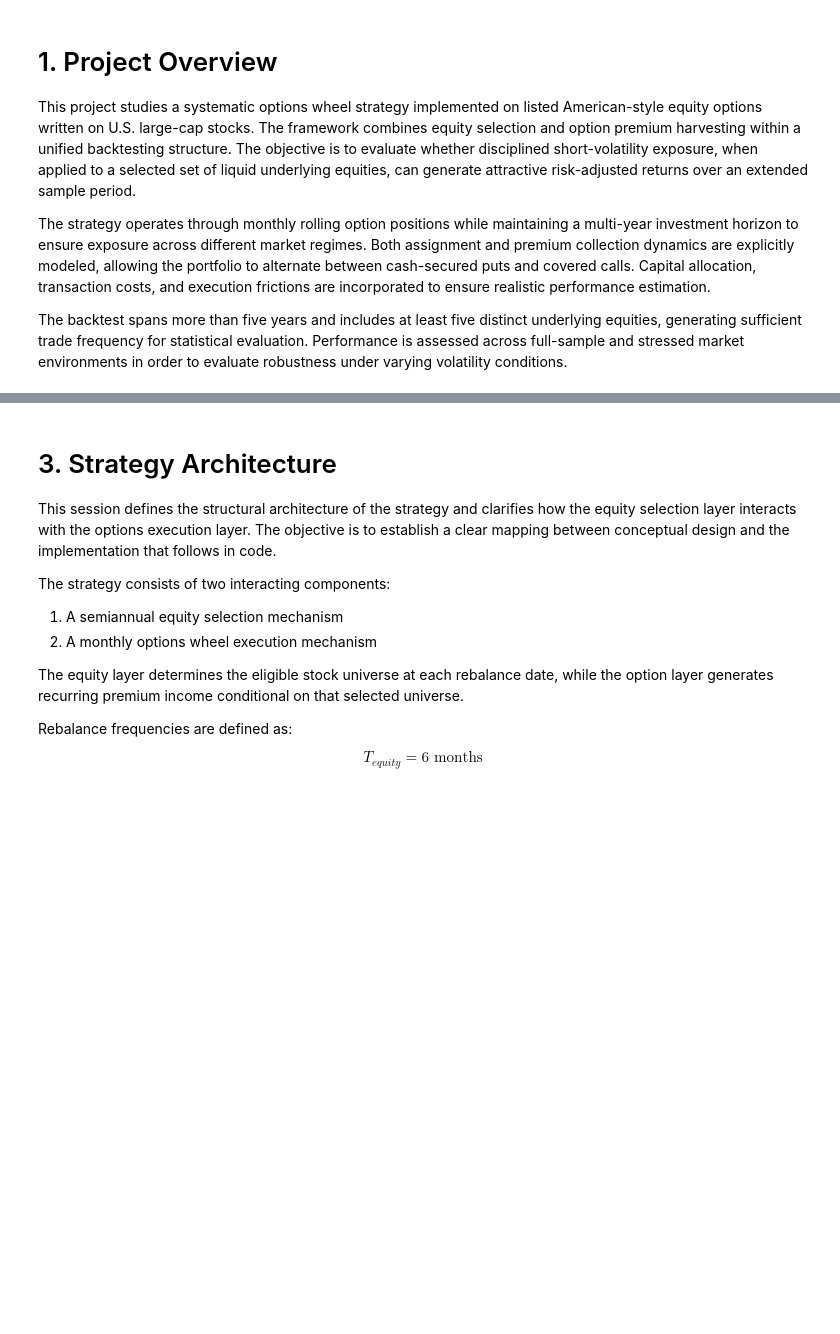
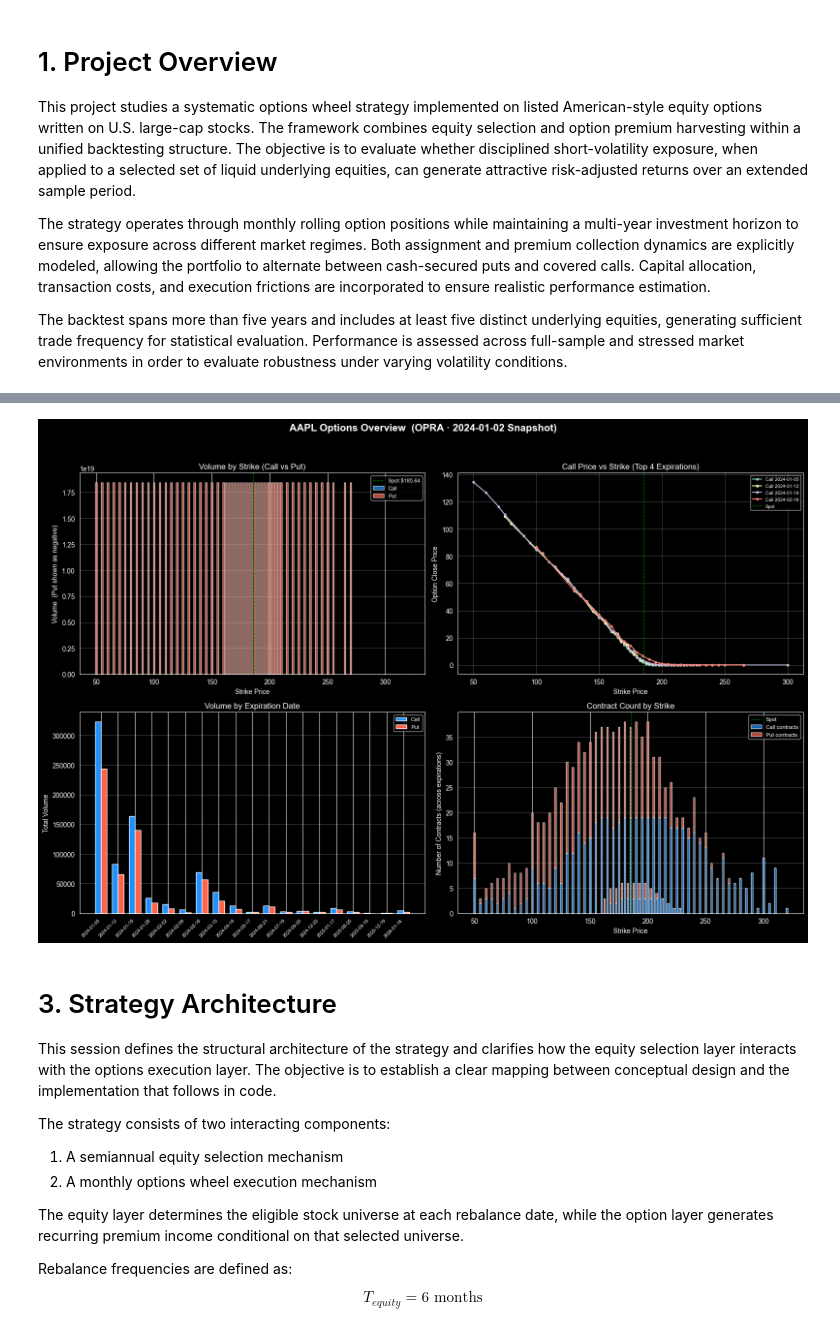
Before and after one commit to lhyxy1109/FINM31500_project, a Jupyter notebook: Project_Draft.ipynb, the cells around one changed output, grey strips where cells are left out. Cells and saved outputs as stored; diff of their text form; code cells hidden in the pictures; blank space fills up the shorter version.

```diff
--- a/Project_Draft.ipynb
+++ b/Project_Draft.ipynb
@@ -86,0 +194,17 @@ This step ensures that the dataset contains sufficient liquidity, consistent mat
+# %%
+df2_agg = df2.groupby("instrument_id").agg(
+    {
+        "open": "first",
+        "high": "max",
+        "low": "min",
+        "close": "last",
+        "volume": "sum",
+    }
+).reset_index()
+# %%
+merged = df2_agg.reset_index().merge(df, on="instrument_id", how="left")
+# %%
+merged.sort_values(by=["expiration","instrument_class", "strike_price"], inplace=True)
+# %%
+merged.reset_index(drop=True, inplace=True)
+merged.drop(columns=["index"], inplace=True)
@@ -87,3 +227,80 @@ This step ensures that the dataset contains sufficient liquidity, consistent mat
+# %%
+
+merged["expiration_date"] = merged["expiration"].dt.date
+merged["dte"] = (merged["expiration"] - pd.Timestamp("2024-01-02", tz="UTC")).dt.days
+calls = merged[merged["instrument_class"] == "C"]
+puts  = merged[merged["instrument_class"] == "P"]
+
+fig, axes = plt.subplots(2, 2, figsize=(16, 11))
+fig.suptitle("AAPL Options Overview  (OPRA · 2024-01-02 Snapshot)",
+             fontsize=15, fontweight="bold")
+
+
+ax = axes[0, 0]
+call_vol = calls.groupby("strike_price")["volume"].sum()
+put_vol  = puts.groupby("strike_price")["volume"].sum()
+ax.bar(call_vol.index, call_vol.values, width=1.5, alpha=0.7,
+       color="dodgerblue", label="Call")
+ax.bar(put_vol.index, -put_vol.values, width=1.5, alpha=0.7,
+       color="tomato", label="Put")
+ax.axhline(0, color="black", linewidth=0.5)
+ax.axvline(185.64, color="green", linestyle="--", linewidth=1, label="Spot $185.64")
+ax.set_xlabel("Strike Price")
+ax.set_ylabel("Volume  (Put shown as negative)")
+ax.set_title("Volume by Strike (Call vs Put)")
+ax.legend(fontsize=8)
+ax.grid(axis="y", alpha=0.3)
+
+
+ax = axes[0, 1]
+top_exp = merged.groupby("expiration_date")["volume"].sum().nlargest(4).index
+for exp_date in sorted(top_exp):
+    subset = calls[calls["expiration_date"] == exp_date]
+    if len(subset) > 0:
+        ax.plot(subset["strike_price"], subset["close"], marker="o",
+                markersize=3, label=f"Call {exp_date}")
+ax.axvline(185.64, color="green", linestyle="--", linewidth=1, label="Spot")
+ax.set_xlabel("Strike Price")
+ax.set_ylabel("Option Close Price")
+ax.set_title("Call Price vs Strike (Top 4 Expirations)")
+ax.legend(fontsize=7, loc="upper right")
+ax.grid(alpha=0.3)
+
+
+ax = axes[1, 0]
+vol_by_exp = merged.groupby(["expiration_date", "instrument_class"])["volume"].sum().unstack(fill_value=0)
+x = np.arange(len(vol_by_exp))
+w = 0.35
+if "C" in vol_by_exp.columns:
+    ax.bar(x - w/2, vol_by_exp["C"], width=w, color="dodgerblue", label="Call")
+if "P" in vol_by_exp.columns:
+    ax.bar(x + w/2, vol_by_exp["P"], width=w, color="tomato", label="Put")
+ax.set_xticks(x)
+ax.set_xticklabels([str(d) for d in vol_by_exp.index], rotation=45, ha="right", fontsize=7)
+ax.set_ylabel("Total Volume")
+ax.set_title("Volume by Expiration Date")
+ax.legend(fontsize=8)
+ax.grid(axis="y", alpha=0.3)
+
+
+ax = axes[1, 1]
+count_by_strike = merged.groupby(["strike_price", "instrument_class"]).size().unstack(fill_value=0)
+ax.bar(count_by_strike.index, count_by_strike.get("C", 0),
+       width=1.5, alpha=0.7, color="dodgerblue", label="Call contracts")
+ax.bar(count_by_strike.index, count_by_strike.get("P", 0),
+       width=1.5, alpha=0.7, color="tomato", bottom=count_by_strike.get("C", 0),
+       label="Put contracts")
+ax.axvline(185.64, color="green", linestyle="--", linewidth=1, label="Spot")
+ax.set_xlabel("Strike Price")
+ax.set_ylabel("Number of Contracts (across expirations)")
+ax.set_title("Contract Count by Strike")
+ax.legend(fontsize=8)
+ax.grid(axis="y", alpha=0.3)
+
+plt.tight_layout(rect=[0, 0, 1, 0.95])
+plt.show()
+# %% [output]
+[figure, added]
 # %% [markdown]
 # 3. Strategy Architecture
 
```
Also changed, not shown: parts of 19 cells of this notebook.
